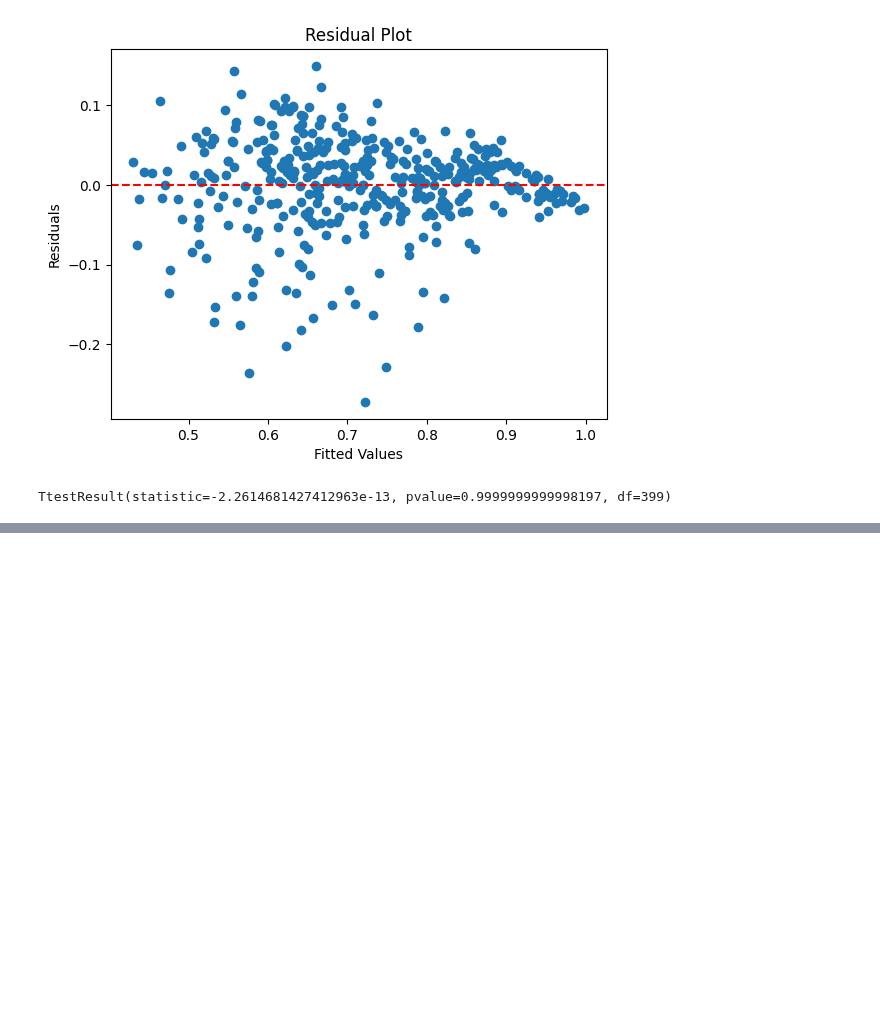
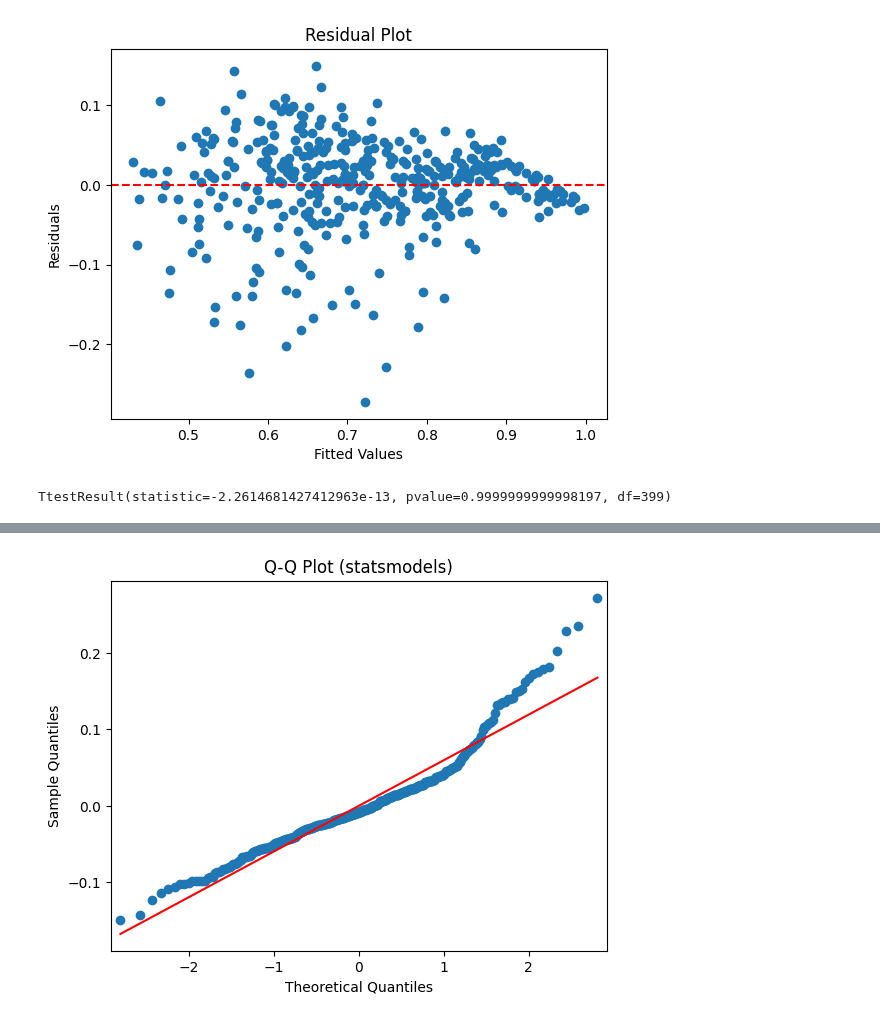
Before and after one commit to akshayabhale1406/SCLR_Jamboree_Education_Linear_Regression, a Jupyter notebook: Jamboree_Education_Linear_Regression.ipynb, the cells around one changed output, grey strips where cells are left out. Cells and saved outputs as stored; diff of their text form; code cells hidden in the pictures; blank space fills up the shorter version.

```diff
--- a/Jamboree_Education_Linear_Regression.ipynb
+++ b/Jamboree_Education_Linear_Regression.ipynb
@@ -444,0 +418,6 @@ Text(0.5, 1.0, 'Predicted values vs Residuals')
+# %%
+sm.qqplot(errors, line='s')
+plt.title("Q-Q Plot (statsmodels)")
+plt.show()
+# %% [output]
+[figure, added]
```
Also changed, not shown: parts of 11 cells of this notebook.
